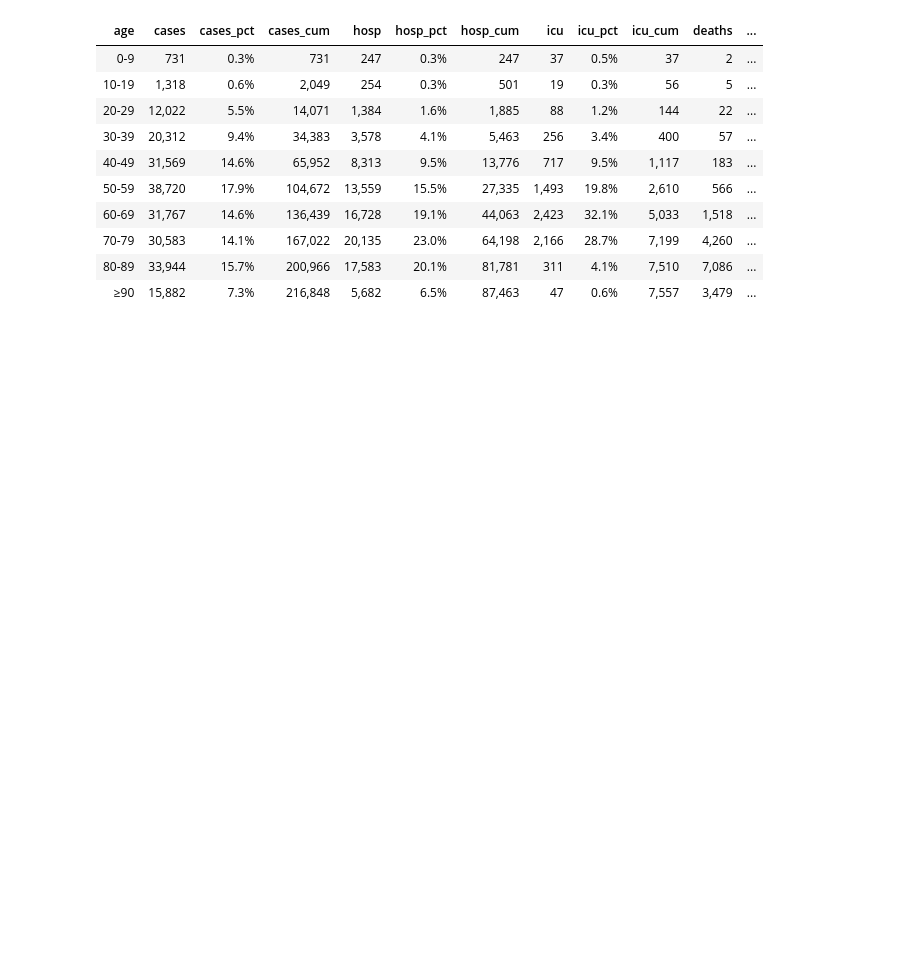
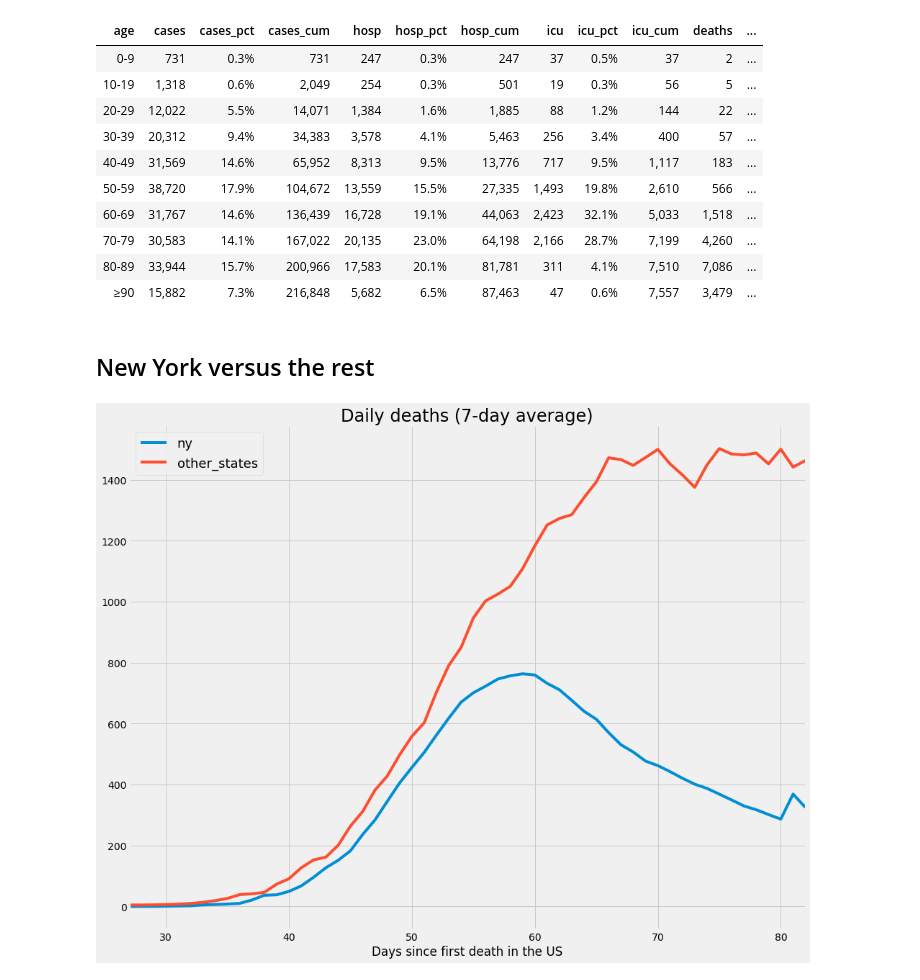
Before and after one commit to DeCooper88/corona, a Jupyter notebook: corona_dashboard.ipynb, the cells around one changed output. Cells and saved outputs as stored; diff of their text form; code cells hidden in the pictures; blank space fills up the shorter version.

```diff
--- a/corona_dashboard.ipynb
+++ b/corona_dashboard.ipynb
@@ -498,3 +479,26 @@ spain.style.format(spain_formats).hide_index()
 | 70-79 | 30,583 | 14.1% | 167,022 | 20,135 | 23.0% | 64,198 | 2,166 | 28.7% | 7,199 | 4,260 | ... |
 | 80-89 | 33,944 | 15.7% | 200,966 | 17,583 | 20.1% | 81,781 | 311 | 4.1% | 7,510 | 7,086 | ... |
 | ≥90 | 15,882 | 7.3% | 216,848 | 5,682 | 6.5% | 87,463 | 47 | 0.6% | 7,557 | 3,479 | ... |
+# %%
+us_deaths = us.loc[:, ['date', 'deaths_7da']]
+us_deaths = us_deaths.rename(columns={'deaths_7da': 'total'})
+us_deaths = us_deaths[us_deaths.total > 0]
+us_deaths = us_deaths.merge(ny.loc[:,['date', 'deaths_7da']], how='outer', on='date')
+us_deaths = us_deaths.rename(columns={'deaths_7da': 'ny'})
+us_deaths.iloc[:, 1:] = us_deaths.iloc[:, 1:].fillna(0)
+us_deaths['other_states'] = us_deaths.total - us_deaths.ny
+# %%
+start_value = 5
+# index of row where total deaths >= 5
+start_index = us_deaths[us_deaths.total >= start_value].index[0]
+# %% [markdown]
+## New York versus the rest
+# %%
+fig4, ax4 = plt.subplots(figsize=(15,12))
+
+us_deaths.loc[start_index:, ['ny', 'other_states']].plot(kind='line', ax=ax4)
+ax4.set_title('Daily deaths (7-day average)', fontsize=24)
+ax4.set(xlabel='Days since first death in the US')
+ax4.legend(loc='upper left', fontsize=18);
+# %% [output]
+[figure, added]
```
Also changed, not shown: parts of 8 cells of this notebook.
